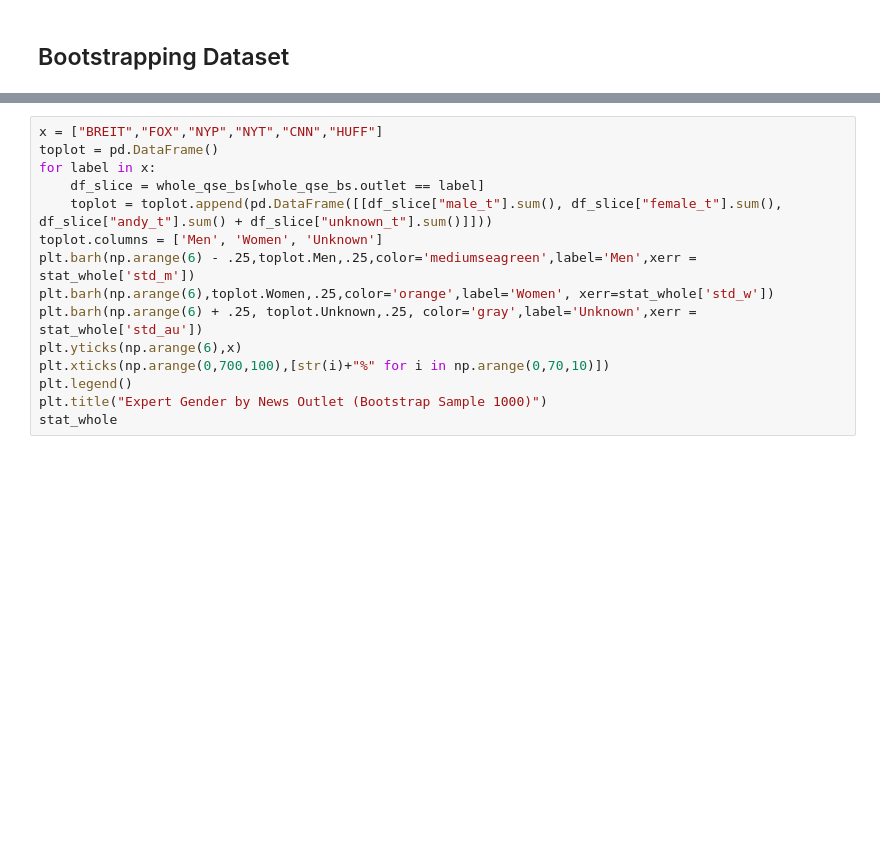
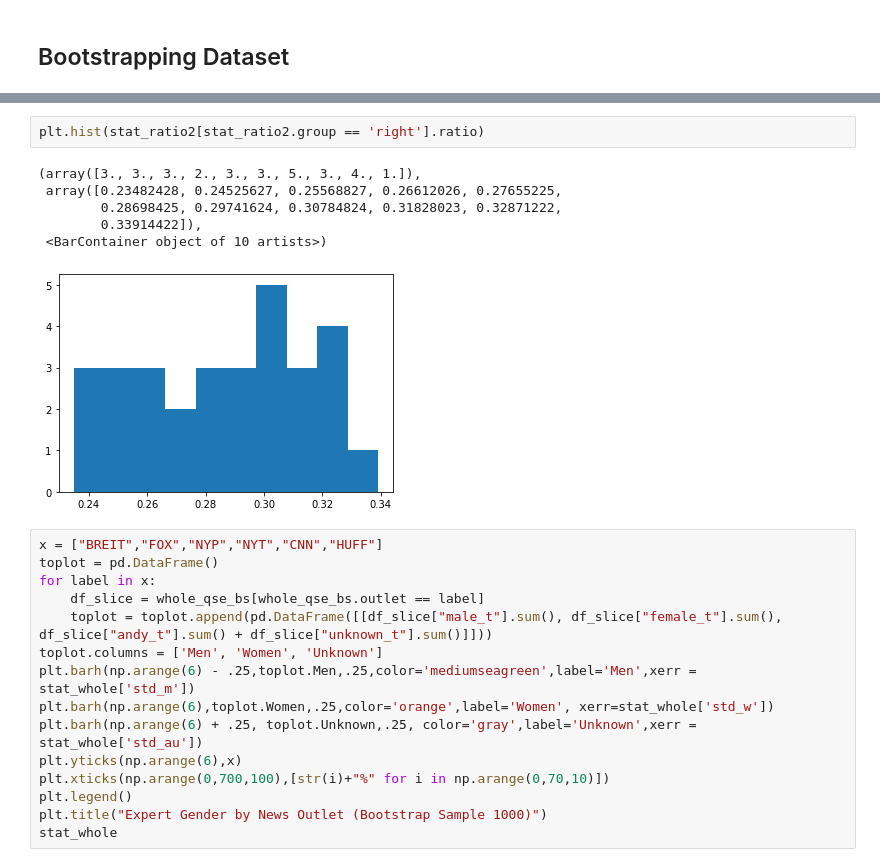
Before and after one commit to rebedorn/macro2, a Jupyter notebook: compare.ipynb, the cells around one changed output, grey strips where cells are left out. Saved outputs shown, nothing was run; the diff lists cells and outputs as text; blank space fills up the shorter version.

```diff
--- a/compare.ipynb
+++ b/compare.ipynb
@@ -808,3 +858,12 @@ stat_whole.columns = ['outlet', 'mu_m', 'std_m', 'mu_w', 'std_w', 'mu_au', 'std_
+# %%
+plt.hist(stat_ratio2[stat_ratio2.group == 'right'].ratio)
+# %% [output]
+(array([3., 3., 3., 2., 3., 3., 5., 3., 4., 1.]),
+ array([0.23482428, 0.24525627, 0.25568827, 0.26612026, 0.27655225,
+        0.28698425, 0.29741624, 0.30784824, 0.31828023, 0.32871222,
+        0.33914422]),
+ <BarContainer object of 10 artists>)
+[figure, added]
 # %%
 x = ["BREIT","FOX","NYP","NYT","CNN","HUFF"]
 toplot = pd.DataFrame()
```
Also changed, not shown: parts of 15 cells of this notebook.
